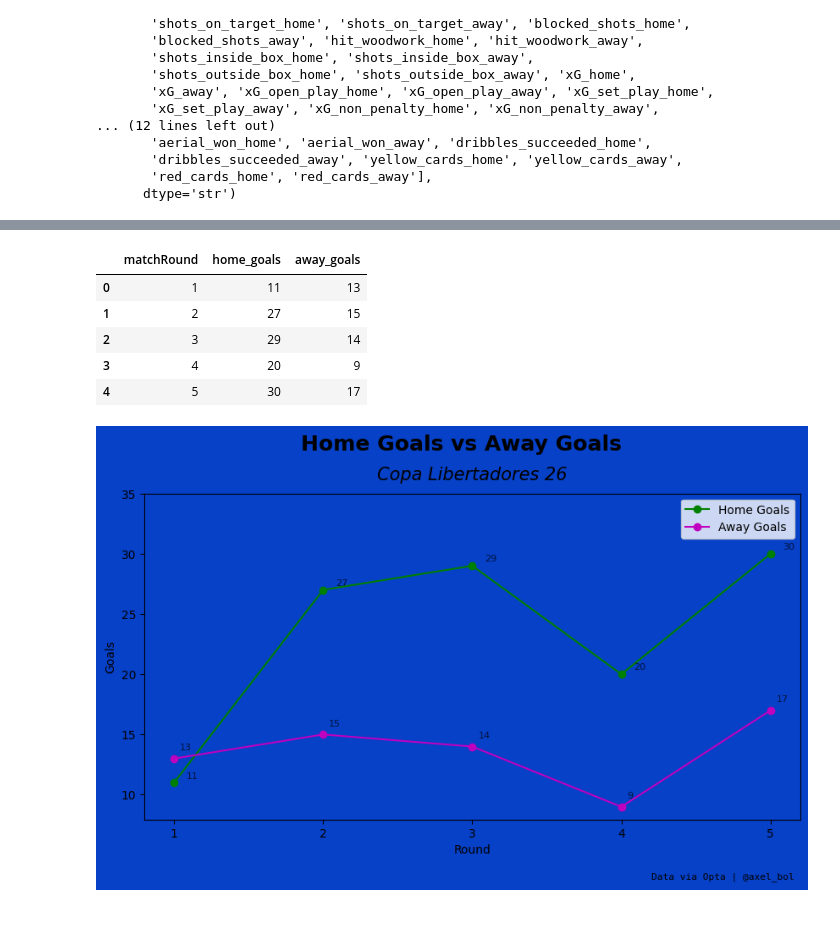
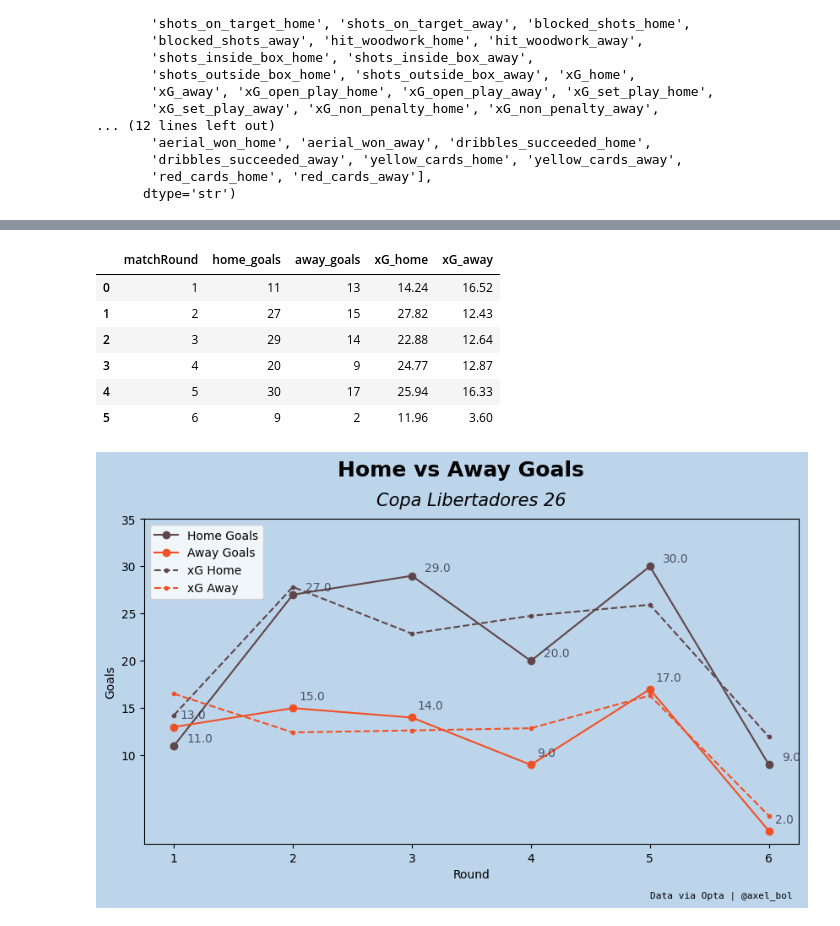
Before and after one commit to bolaxel/wcup26, a Jupyter notebook: line_chart.ipynb, the cells around one changed output, grey strips where cells are left out. Saved outputs shown, nothing was run; the diff lists cells and outputs as text; code cells hidden in the pictures.

```diff
--- a/line_chart.ipynb
+++ b/line_chart.ipynb
@@ -47,17 +48,20 @@ Name: away_goals, dtype: int64
 # group by match round for home and away goals
 df_goals = df.groupby('matchRound').agg(
     home_goals = ('home_goals', 'sum'),
-    away_goals   = ('away_goals', 'sum')
+    away_goals = ('away_goals', 'sum'),
+    xG_home = ('xG_home', 'sum'),
+    xG_away = ('xG_away', 'sum')
 ).reset_index()
 
 df_goals
 # %% [output]
-|  | matchRound | home_goals | away_goals |
-| 0 | 1 | 11 | 13 |
-| 1 | 2 | 27 | 15 |
-| 2 | 3 | 29 | 14 |
-| 3 | 4 | 20 | 9 |
-| 4 | 5 | 30 | 17 |
+|  | matchRound | home_goals | away_goals | xG_home | xG_away |
+| 0 | 1 | 11 | 13 | 14.24 | 16.52 |
+| 1 | 2 | 27 | 15 | 27.82 | 12.43 |
+| 2 | 3 | 29 | 14 | 22.88 | 12.64 |
+| 3 | 4 | 20 | 9 | 24.77 | 12.87 |
+| 4 | 5 | 30 | 17 | 25.94 | 16.33 |
+| 5 | 6 | 9 | 2 | 11.96 | 3.60 |
 # %%
 # line graph for home vs away goals by round
 
@@ -65,57 +69,76 @@ df_goals
 # fig.set_facecolor('#3D4849') # around color
 # ax.patch.set_facecolor('#AB58B0') # middle color
 
-plt.figure(figsize=(10, 5), facecolor="#0641c8")
+plt.figure(figsize=(10, 5), facecolor="#BDD5EA")
 
 ax = plt.gca()
-ax.set_facecolor("#0641c8")
+ax.set_facecolor("#BDD5EA")
 
 
-plt.suptitle('Home Goals vs Away Goals', y=1.02, fontweight= 'bold', fontsize= 18)
+plt.suptitle('Home vs Away Goals', y=1.02, horizontalalignment='center', fontweight= 'bold', fontsize= 18)
 plt.title('Copa Libertadores 26',
           y = 1.02,
+          loc='center',
           fontdict={
               'weight': 'roman',
               'fontsize': 15,
               'fontstyle': 'italic'
           })
 
-plt.plot(df_goals.matchRound, df_goals.home_goals, 'go-', label='Home Goals')
-plt.plot(df_goals.matchRound, df_goals.away_goals, 'mo-', label='Away Goals')
+plt.plot(df_goals.matchRound, df_goals.home_goals, color='#5f464b', marker='o', linestyle='-', label='Home Goals')
+plt.plot(df_goals.matchRound, df_goals.away_goals, color='#f15025', marker='o', ls='-', label='Away Goals')
+
+# xG columns
+# OPTION 1 xG values as points only (scatter, no lines)
+# plt.scatter(df_goals.matchRound, df_goals.xG_home,
+#             color='black', marker='o', s=60, alpha=0.7,
+#             label='xG Home')
+# plt.scatter(df_goals.matchRound, df_goals.xG_away,
+#             color='#f15025', marker='s', s=60, alpha=0.7,
+#             label='xG Away')
+
+# OPTION 2 overlay xG as dashed lines
+plt.plot(df_goals.matchRound, df_goals.xG_home,
+         color="#5f464b", marker='.', linestyle='--', label='xG Home')
+plt.plot(df_goals.matchRound, df_goals.xG_away,
+         color='#f15025', marker='.', linestyle='--', label='xG Away')
+
+
+
 
 # Add team name labels for home goals
 for i, row in df_goals.iterrows():
     plt.annotate(text=row['home_goals'],
                 xy=(row['matchRound'], row['home_goals']),
                 xytext=(15, 5), textcoords='offset pixels',
-                fontsize=8, alpha=0.7)
+                fontsize=10, color='#1d1a31', alpha=0.7)
 # Add team name labels for away goals
 for i, row in df_goals.iterrows():
     plt.annotate(row['away_goals'],
                 (row['matchRound'], row['away_goals']),
                 xytext=(5, 7), textcoords='offset points',
-                fontsize=8, alpha=0.7)
+                fontsize=10, color='#1d1a31', alpha=0.7,)
 
 # Set "x" ticks from min to max round
 min_round = int(min(df_goals.matchRound))
 max_round = int(max(df_goals.matchRound))
 plt.xticks(ticks=range(min_round, max_round + 1, 1)) # (range(start, stop, step))
 
 max_match = int(max(df_goals.home_goals))
 plt.yticks(ticks=range(10, max_match + 10, 5))
 
 plt.xlabel('Round')
 plt.ylabel('Goals')
 plt.legend()
 
 # info
 
-plt.text(4.2, 3, 'Data via Opta | @axel_bol', ha='left', fontsize=8, fontfamily='monospace')
+plt.text(5, -5, 'Data via Opta | @axel_bol', ha='left', fontsize=8, fontfamily='monospace')
 
 # save img
-# plt.savefig(r'C:\Users\axel_\Documents\conda\images\line_home_away.png', dpi=300, bbox_inches='tight', pad_inches=0.35)
+plt.savefig(r'C:\Users\axel_\Documents\conda\images\line_home_away.png', dpi=300, bbox_inches='tight', pad_inches=0.35)
 
 plt.show()
 # %% [output]
-[figure, old version]
+[figure, new version]
 # %%
```
Also changed, not shown: parts of 3 cells of this notebook.
